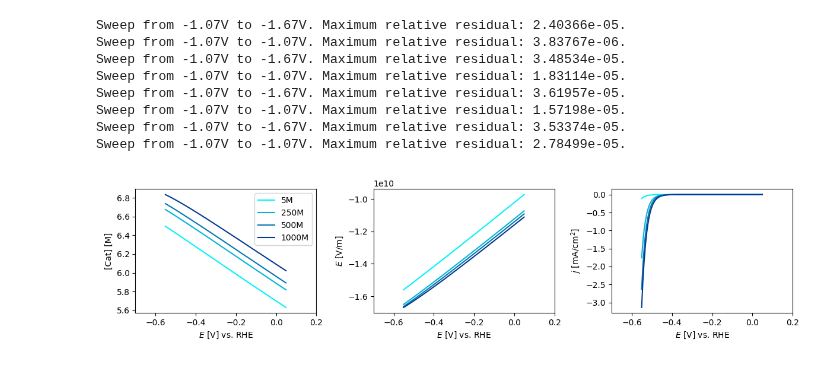
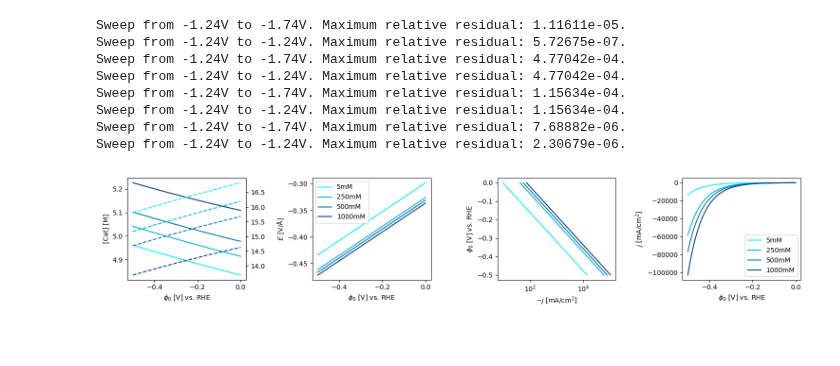
Before and after one commit to lucasdekam/frumkin, a Jupyter notebook: alkaline-her-kinetics.ipynb, the cells around one changed output. Saved outputs shown, nothing was run; the diff lists cells and outputs as text; code cells hidden in the pictures.

Commit message:
add adsorbate layer in BC

```diff
--- a/alkaline-her-kinetics.ipynb
+++ b/alkaline-her-kinetics.ipynb
@@ -7,55 +7,70 @@ import langevin as L
 
 %matplotlib widget
 # %%
+## Au -- Goyal/Koper concentration series
 gamma = 8
-p_h = 11
+p_h = 13
 e_eq_she = -59e-3 * p_h
 e_pzc_she = 0.474
-e_range_she = np.linspace(-1.2, -0.6, 100)
-cat_conc_range = [5e-3, 250e-3, 500e-3, 1000e-3]
+e_range_she = e_eq_she + np.linspace(-0.5, 0, 100)
+cat_conc_range = [5e-3, 250e-3, 500e-3, 1000e-3] #np.logspace(-2.5, -1, 4) #
 
-k=1e-27
+k=1/C.BETA/6.022e-34*C.E_0
 f=C.E_0*C.BETA
-mu=f*2e-10*0.01
 
 red = np.linspace(3, 2, len(cat_conc_range))[::-1]
 gre = np.linspace(57, 242, len(cat_conc_range))[::-1]
 blu = np.linspace(143, 250, len(cat_conc_range))[::-1]
 
 plt.close()
-fig, ax = plt.subplots(nrows=1, ncols=3, figsize=(12, 3), sharex=True)
+fig, ax = plt.subplots(nrows=1, ncols=4, figsize=(15, 3), sharex=False)
+
+ax_h2o = ax[0].twinx()
 
 for i, c_cat in enumerate(cat_conc_range):
     model = edl.Abrashkin(c_cat, gamma, gamma)
     sol = model.potential_sweep(e_range_she - e_pzc_she)
 
     rgb = (red[i]/255, gre[i]/255, blu[i]/255)
 
-    cat_0 = np.array([sol.profiles[i].c_dict[r'Cations'][0] for i, e in enumerate(e_range_she)])
-    efield = np.array([sol.profiles[i].efield[0] for i, e in enumerate(e_range_she)])
+    efield = np.zeros(e_range_she.shape)
+    h2o_0 = np.zeros(e_range_she.shape)
+    cat_0 = np.zeros(e_range_she.shape)
+    for i, e in enumerate(e_range_she):
+        efield[i] = sol.profiles[i].efield[0]
+        cat_0[i] = sol.profiles[i].c_dict[r'Cations'][0]
+        h2o_0[i] = sol.profiles[i].c_dict[r'Solvent'][0]
 
-    ax[0].plot(sol.phi+e_pzc_she-e_eq_she, cat_0, label=f'{c_cat*1e3:.0f}M', color=rgb)
-    ax[1].plot(sol.phi+e_pzc_she-e_eq_she, efield, color=rgb)
+    ax[0].plot(sol.phi+e_pzc_she-e_eq_she, cat_0, label=f'{c_cat*1e3:.0f}mM', color=rgb)
+    ax_h2o.plot(sol.phi+e_pzc_she-e_eq_she, h2o_0, '--', label=f'{c_cat*1e3:.0f}mM', color=rgb)
+    ax[1].plot(sol.phi+e_pzc_she-e_eq_she, efield*1e-10, color=rgb, label=f'{c_cat*1e3:.0f}mM')
 
-    j = -k * np.exp(-f*(e_range_she-e_eq_she)*0.5) * np.exp(-f*mu*efield) * cat_0
-    ax[2].plot(e_range_she-e_eq_she, j, color=rgb)
+    j = -k * 1 * np.exp(-0.5*f * C.D_ADSORBATE_LAYER * efield)
 
-ax[0].legend()
-ax[0].set_xlim([-0.7, 0.2])
-ax[0].set_xlabel(r'$E$ [V] vs. RHE')
-ax[1].set_xlabel(r'$E$ [V] vs. RHE')
-ax[2].set_xlabel(r'$E$ [V] vs. RHE')
+    ax[2].plot(-j, e_range_she-e_eq_she, color=rgb)
+
+    ax[3].plot(e_range_she-e_eq_she, j, label=f'{c_cat*1e3:.0f}mM', color=rgb)
+
+ax[3].legend()
+ax[1].legend()
+ax[0].set_xlabel(r'$\phi_0$ [V] vs. RHE')
+ax[1].set_xlabel(r'$\phi_0$ [V] vs. RHE')
+ax[2].set_ylabel(r'$\phi_0$ [V] vs. RHE')
 ax[0].set_ylabel(r'[Cat] [M]')
-ax[1].set_ylabel(r'$E$ [V/m]')
-ax[2].set_ylabel(r'$j$ [mA/cm$^2$]')
+ax[1].set_ylabel(r'$E$ [V/Å]')
+ax[2].set_xlabel(r'$-j$ [mA/cm$^2$]')
+ax[2].set_xscale('log')
+ax[3].set_xlabel(r'$\phi_0$ [V] vs. RHE')
+ax[3].set_ylabel(r'$j$ [mA/cm$^2$]')
+
 plt.tight_layout()
 # %% [output]
-Sweep from -1.07V to -1.67V. Maximum relative residual: 2.40366e-05.
-Sweep from -1.07V to -1.07V. Maximum relative residual: 3.83767e-06.
-Sweep from -1.07V to -1.67V. Maximum relative residual: 3.48534e-05.
-Sweep from -1.07V to -1.07V. Maximum relative residual: 1.83114e-05.
-Sweep from -1.07V to -1.67V. Maximum relative residual: 3.61957e-05.
-Sweep from -1.07V to -1.07V. Maximum relative residual: 1.57198e-05.
-Sweep from -1.07V to -1.67V. Maximum relative residual: 3.53374e-05.
-Sweep from -1.07V to -1.07V. Maximum relative residual: 2.78499e-05.
+Sweep from -1.24V to -1.74V. Maximum relative residual: 1.11611e-05.
+Sweep from -1.24V to -1.24V. Maximum relative residual: 5.72675e-07.
+Sweep from -1.24V to -1.74V. Maximum relative residual: 4.77042e-04.
+Sweep from -1.24V to -1.24V. Maximum relative residual: 4.77042e-04.
+Sweep from -1.24V to -1.74V. Maximum relative residual: 1.15634e-04.
+Sweep from -1.24V to -1.24V. Maximum relative residual: 1.15634e-04.
+Sweep from -1.24V to -1.74V. Maximum relative residual: 7.68882e-06.
+Sweep from -1.24V to -1.24V. Maximum relative residual: 2.30679e-06.
-[figure, old version]
+[figure, new version]
```
Also changed, not shown: parts of 3 cells of this notebook, 5 other files.
